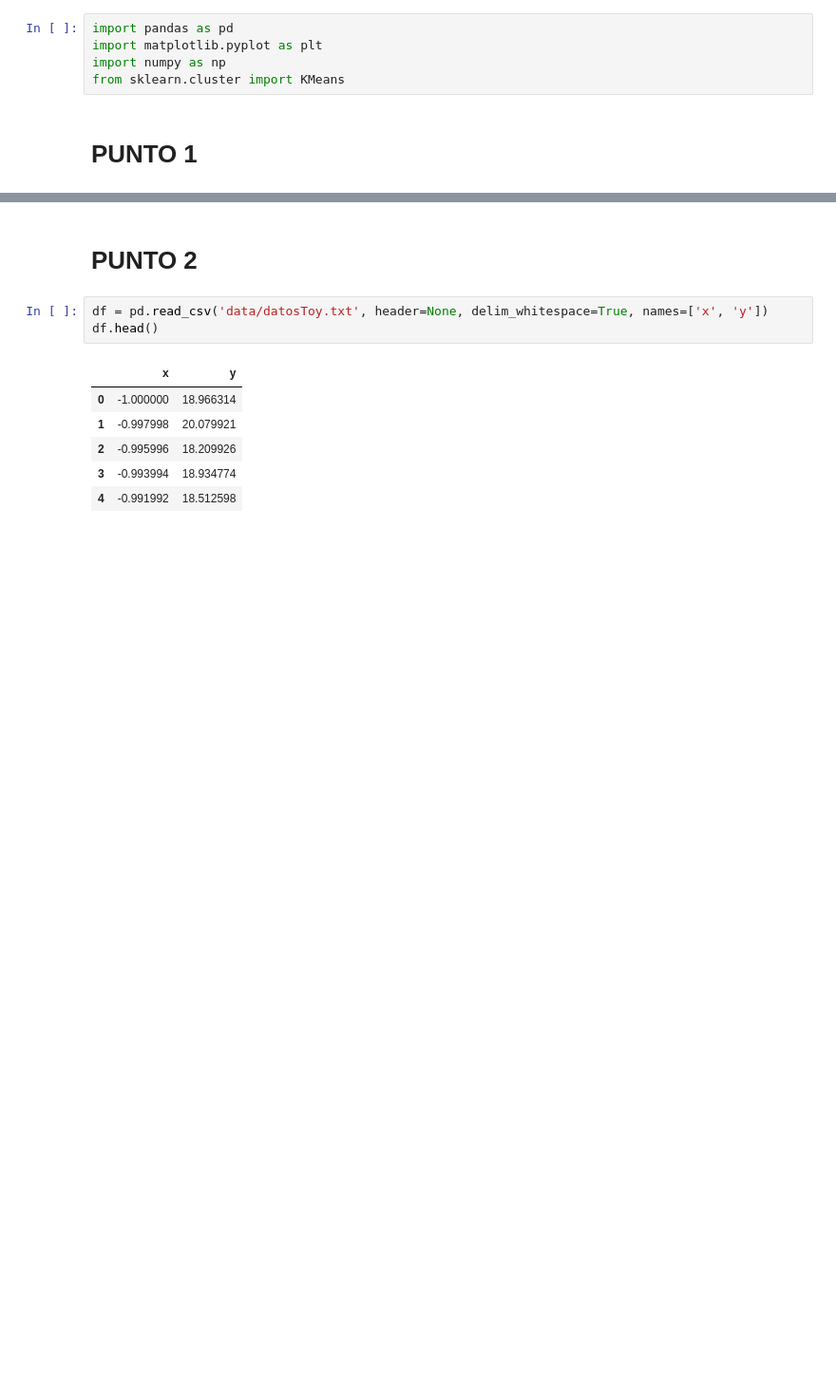
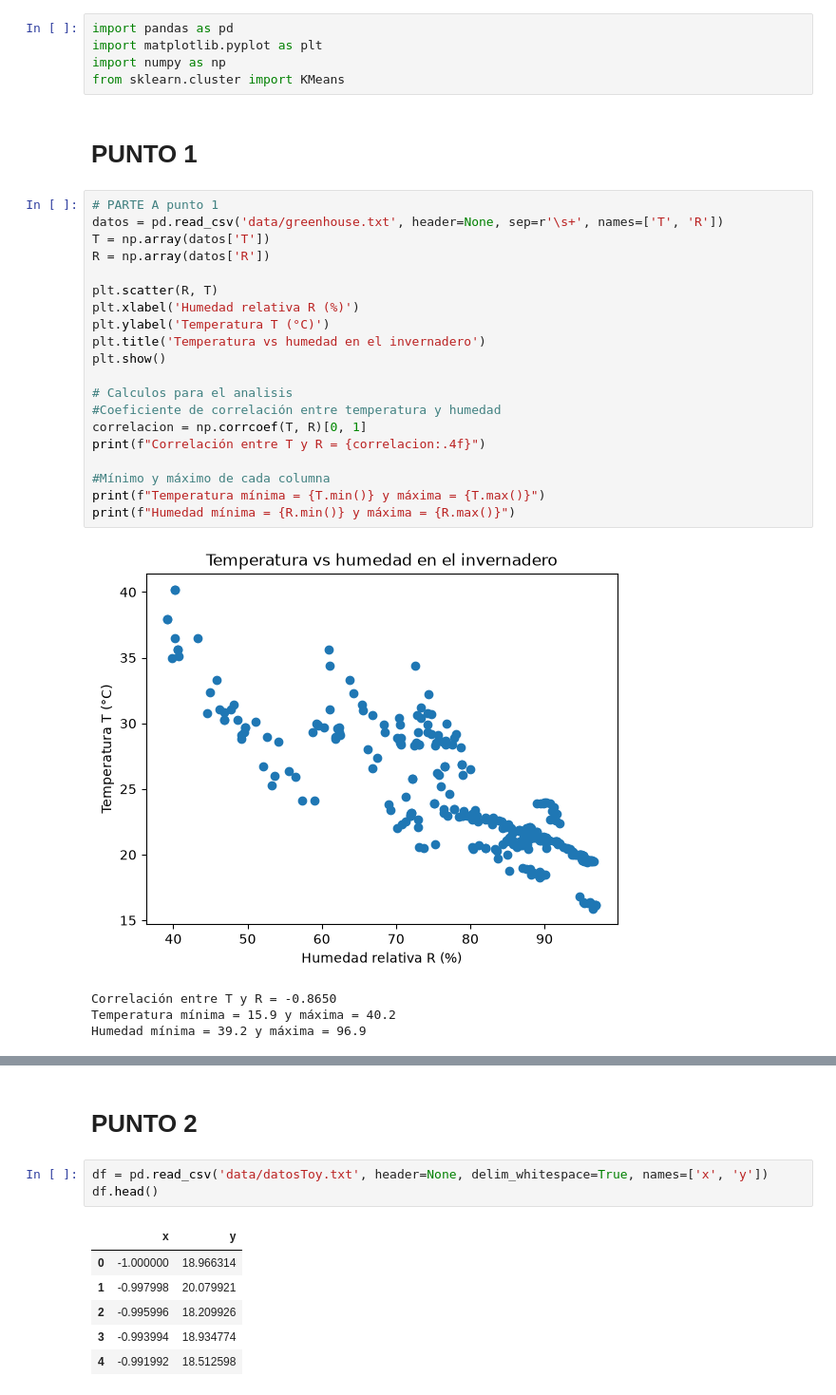
Before and after one commit to jlpar07/Tarea4FundamentosML, a Jupyter notebook: tarea4.ipynb, the cells around one changed output, grey strips where cells are left out. Shown at 95% size. Cells and saved outputs as stored; diff of their text form; blank space fills up the shorter version.

Commit message:
punto 1 y 3

```diff
--- a/tarea4.ipynb
+++ b/tarea4.ipynb
@@ -5,3 +5,28 @@ import numpy as np
 from sklearn.cluster import KMeans
 # %% [markdown]
 # PUNTO 1
+# %%
+# PARTE A punto 1
+datos = pd.read_csv('data/greenhouse.txt', header=None, sep=r'\s+', names=['T', 'R'])
+T = np.array(datos['T'])
+R = np.array(datos['R'])
+
+plt.scatter(R, T)
+plt.xlabel('Humedad relativa R (%)')
+plt.ylabel('Temperatura T (°C)')
+plt.title('Temperatura vs humedad en el invernadero')
+plt.show()
+
+# Calculos para el analisis
+#Coeficiente de correlación entre temperatura y humedad
+correlacion = np.corrcoef(T, R)[0, 1]
+print(f"Correlación entre T y R = {correlacion:.4f}")
+
+#Mínimo y máximo de cada columna
+print(f"Temperatura mínima = {T.min()} y máxima = {T.max()}")
+print(f"Humedad mínima = {R.min()} y máxima = {R.max()}")
+# %% [output]
+[figure, added]
+Correlación entre T y R = -0.8650
+Temperatura mínima = 15.9 y máxima = 40.2
+Humedad mínima = 39.2 y máxima = 96.9
```
Also changed, not shown: parts of 4 cells of this notebook.
